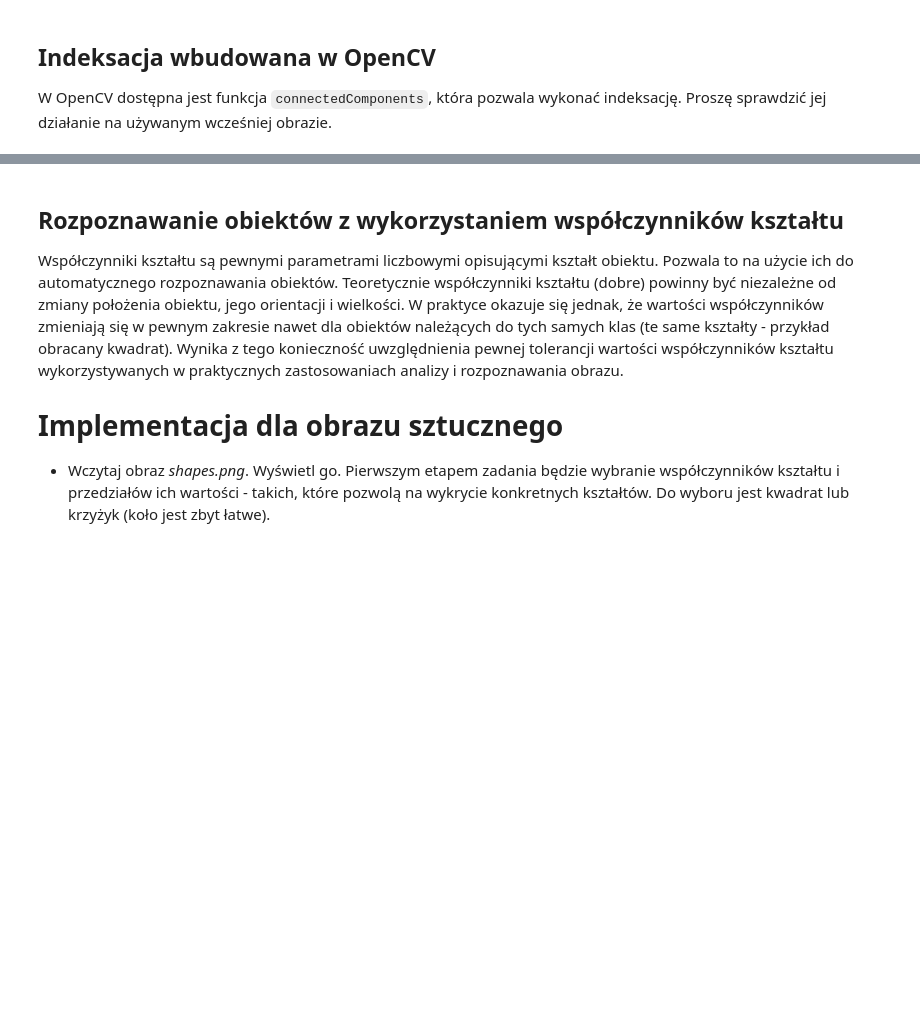
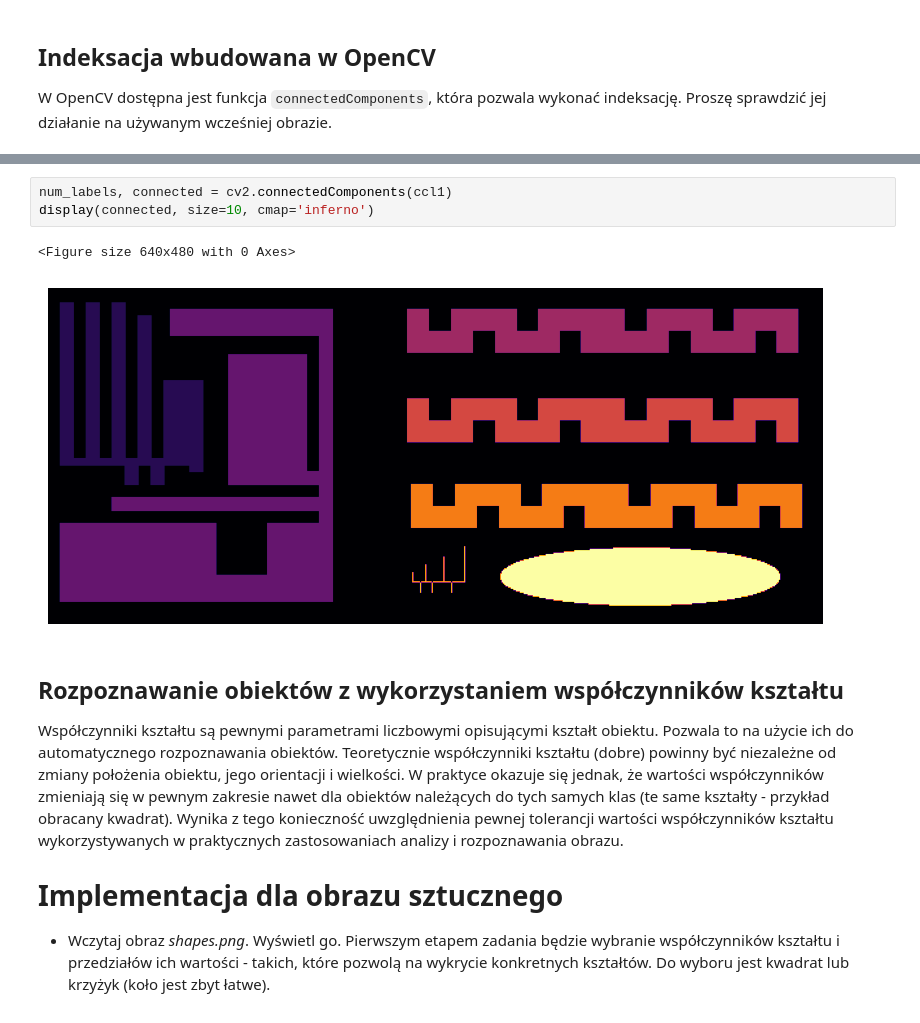
Before and after one commit to michal200292/Digital-Image-Processing, a Jupyter notebook: lab13/13_ccl.ipynb, the cells around one changed output, grey strips where cells are left out. Cells and saved outputs as stored; diff of their text form; blank space fills up the shorter version.

```diff
--- a/lab13/13_ccl.ipynb
+++ b/lab13/13_ccl.ipynb
@@ -287,3 +333,9 @@ Proszę sprawdzić jej działanie na używanym wcześniej obrazie.
+# %%
+num_labels, connected = cv2.connectedComponents(ccl1)
+display(connected, size=10, cmap='inferno')
+# %% [output]
+<Figure size 640x480 with 0 Axes>
+[figure, added]
 # %% [markdown]
 ## Rozpoznawanie obiektów z wykorzystaniem współczynników kształtu
 
```
Also changed, not shown: parts of 22 cells of this notebook, 1 other file.
